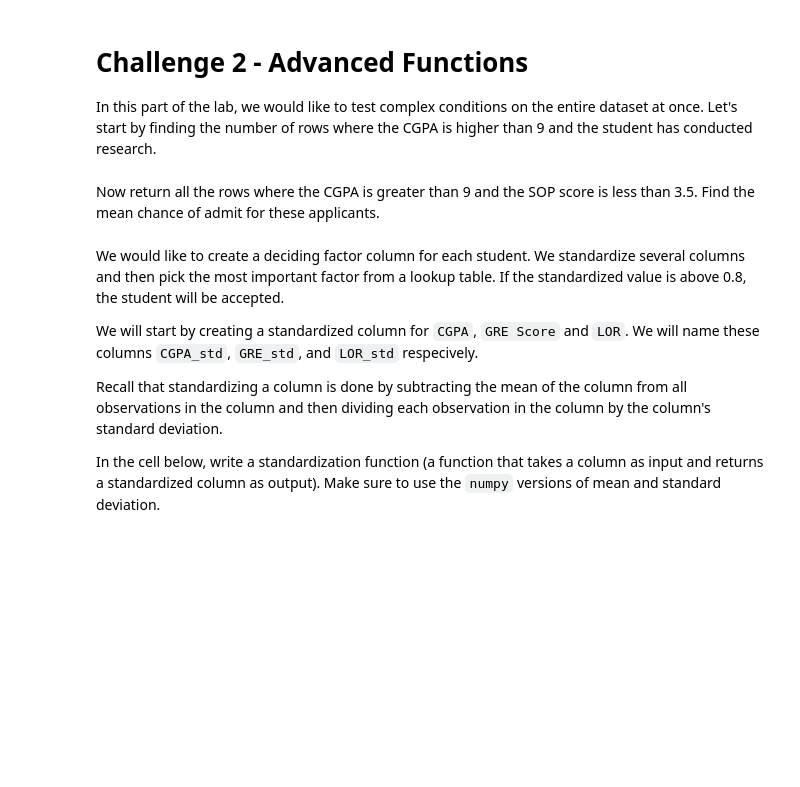
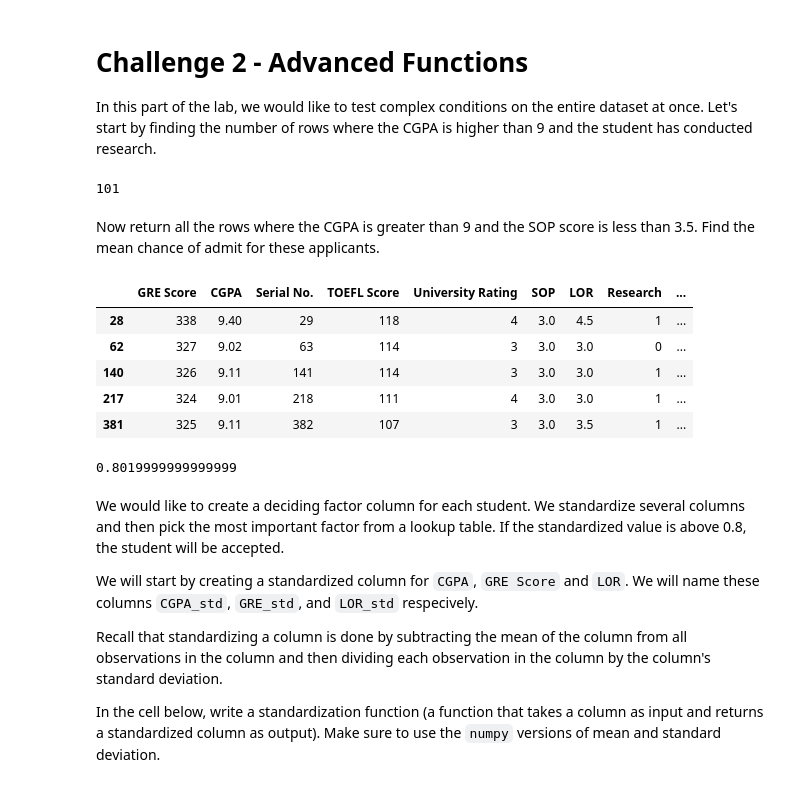
Before and after one commit to Malvagfr/dataptmad1121_labs, a Jupyter notebook: module-2/advanced-pandas/your-code/main.ipynb, the cells around one changed output. Saved outputs shown, nothing was run; the diff lists cells and outputs as text; code cells hidden in the pictures; blank space fills up the shorter version.

```diff
--- a/module-2/advanced-pandas/your-code/main.ipynb
+++ b/module-2/advanced-pandas/your-code/main.ipynb
@@ -116,10 +152,25 @@ Now change the index back to a sequence starting at zero using the reset_index f
 In this part of the lab, we would like to test complex conditions on the entire dataset at once. Let's start by finding the number of rows where the CGPA is higher than 9 and the student has conducted research.
 # %%
 # your code here
+df_admission.eval('CGPA>9 & Research==1').sum()
+# %% [output]
+101
 # %% [markdown]
 Now return all the rows where the CGPA is greater than 9 and the SOP score is less than 3.5. Find the mean chance of admit for these applicants.
 # %%
 # your code here
+df_admission.query('CGPA>9 & SOP<3.5')
+# %% [output]
+|  | GRE Score | CGPA | Serial No. | TOEFL Score | University Rating | SOP | LOR | Research | ... |
+| 28 | 338 | 9.40 | 29 | 118 | 4 | 3.0 | 4.5 | 1 | ... |
+| 62 | 327 | 9.02 | 63 | 114 | 3 | 3.0 | 3.0 | 0 | ... |
+| 140 | 326 | 9.11 | 141 | 114 | 3 | 3.0 | 3.0 | 1 | ... |
+| 217 | 324 | 9.01 | 218 | 111 | 4 | 3.0 | 3.0 | 1 | ... |
+| 381 | 325 | 9.11 | 382 | 107 | 3 | 3.0 | 3.5 | 1 | ... |
+# %%
+df_admission.query('CGPA>9 & SOP<3.5')['Chance of Admit'].mean()
+# %% [output]
+0.8019999999999999
 # %% [markdown]
 We would like to create a deciding factor column for each student. We standardize several columns and then pick the most important factor from a lookup table. If the standardized value is above 0.8, the student will be accepted.
 
```
Also changed, not shown: parts of 7 cells of this notebook.
